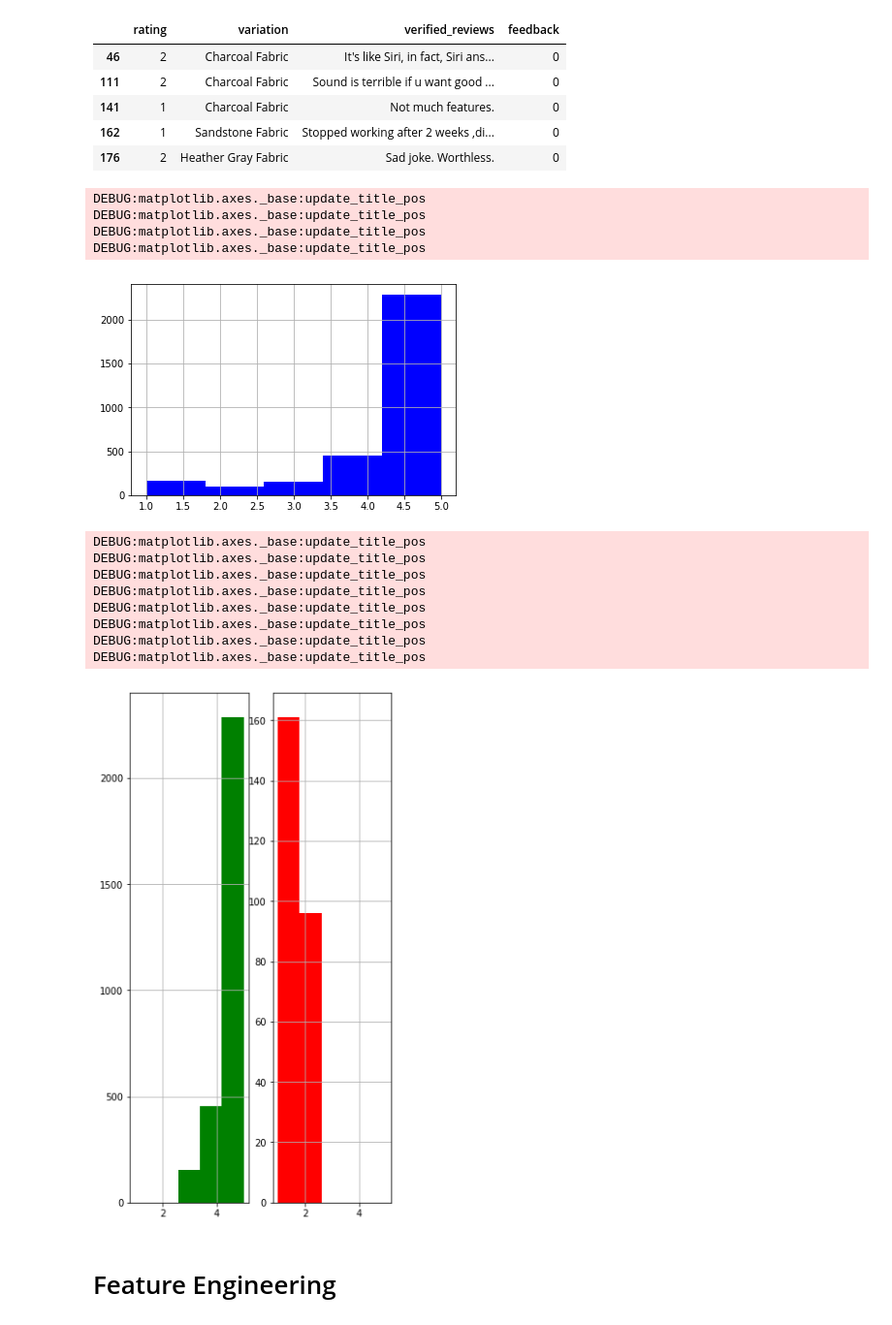
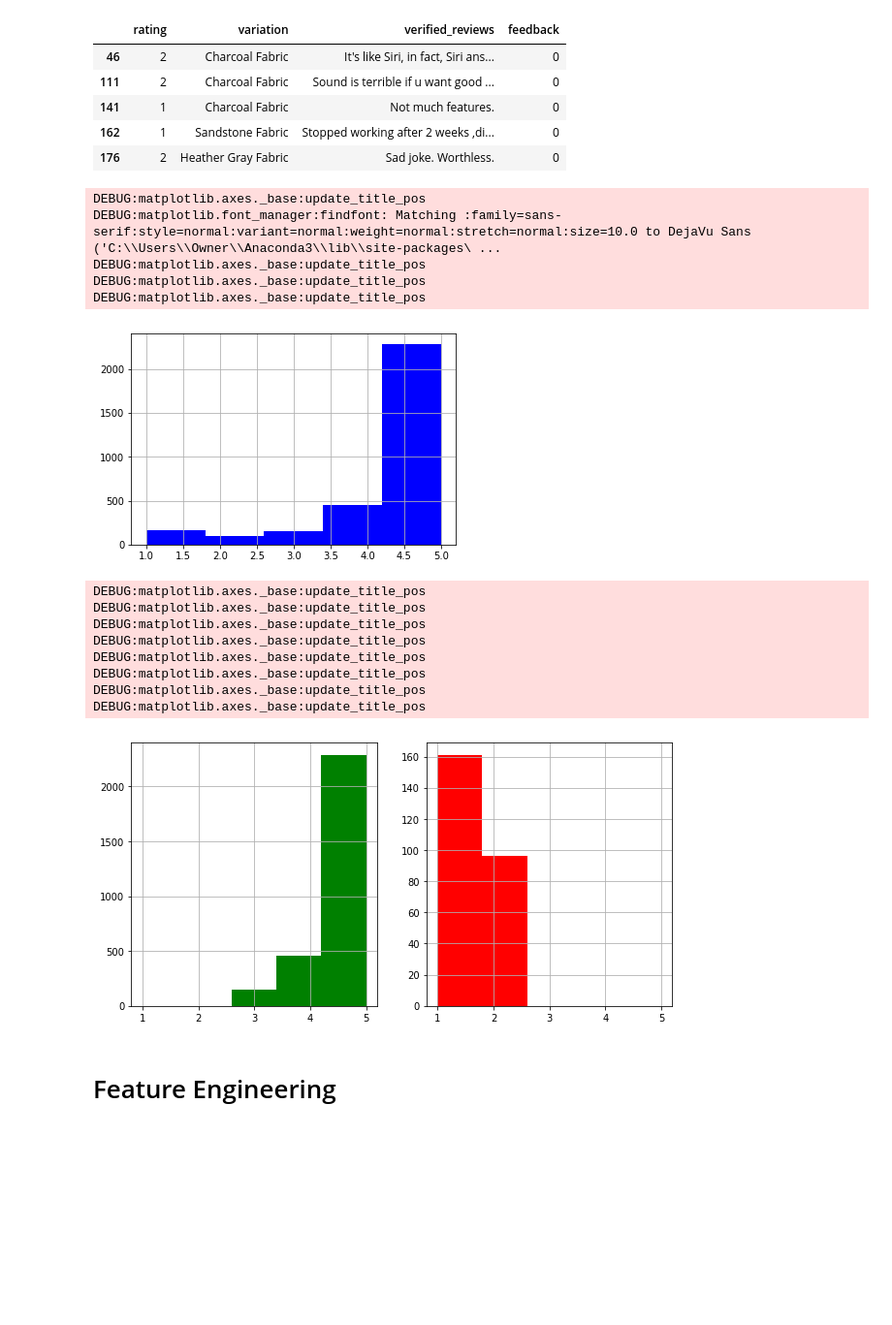
Before and after one commit to rajah9/DataScience, a Jupyter notebook: Amazon.ipynb, the cells around one changed output. Shown: that part at 97% size. Saved outputs shown, nothing was run; the diff lists cells and outputs as text; code cells hidden in the pictures; blank space fills up the shorter version.

Commit message:
Including an Alexa notebook and mild changes to DataScienceUtil.py.

```diff
--- a/Amazon.ipynb
+++ b/Amazon.ipynb
@@ -43,7 +43,7 @@ DEBUG:__main__:Adding new path: C:\Users\Owner\PycharmProjects\Utilities to sys.
 # Import Cancer data from the Sklearn library
 from PandasUtil import PandasUtil
 pu = PandasUtil()
-df = pu.read_df_from_csv(csv_file_name=r'C:\Users\Owner\Documents\Udemy\ML-Classification-Package\ML Classification Package\6. Decision Trees and Random Forest\amazon_alexa.tsv', separator='\t')
+df = pu.read_df_from_csv(csv_file_name=r'C:\Users\Owner\Documents\Udemy\ML-Classification-Package\ML Classification Package\6. Decision Trees and Random Forest\amazon_alexa.tsv', sep='\t')
 pu.get_rowCount_colCount(df)
 df.tail()
 # %% [output]
@@ -102,28 +110,29 @@ neg_df.head()
 # %%
 from matplotlib import pyplot as plt
 
 pltu.histogram_plot(df, 'rating', bins=5, color='b', return_function_do_not_plot=False)
-plt.figure(figsize=(5, 10))
+plt.figure(figsize=(10, 5))
 plt.subplot(1, 2, 1)
 pltu.histogram_plot(pos_df, 'rating', bins=5, color='g', range=(1,5), return_function_do_not_plot=True)
 plt.subplot(1, 2, 2)
 pltu.histogram_plot(neg_df, 'rating', bins=5, color='r', range=(1,5), return_function_do_not_plot=True)
 plt.show()
 # %% [output]
+DEBUG:matplotlib.axes._base:update_title_pos
+DEBUG:matplotlib.font_manager:findfont: Matching :family=sans-serif:style=normal:variant=normal:weight=normal:stretch=normal:size=10.0 to DejaVu Sans ('C:\\Users\\Owner\\Anaconda3\\lib\\site-packages\ ...
 DEBUG:matplotlib.axes._base:update_title_pos
 DEBUG:matplotlib.axes._base:update_title_pos
 DEBUG:matplotlib.axes._base:update_title_pos
-DEBUG:matplotlib.axes._base:update_title_pos
 [figure]
 DEBUG:matplotlib.axes._base:update_title_pos
 DEBUG:matplotlib.axes._base:update_title_pos
 DEBUG:matplotlib.axes._base:update_title_pos
 DEBUG:matplotlib.axes._base:update_title_pos
 DEBUG:matplotlib.axes._base:update_title_pos
 DEBUG:matplotlib.axes._base:update_title_pos
 DEBUG:matplotlib.axes._base:update_title_pos
 DEBUG:matplotlib.axes._base:update_title_pos
-[figure, old version]
+[figure, new version]
 # %% [markdown]
 # Feature Engineering
 # %%
```
Also changed, not shown: parts of 17 cells of this notebook, 1 other file.
